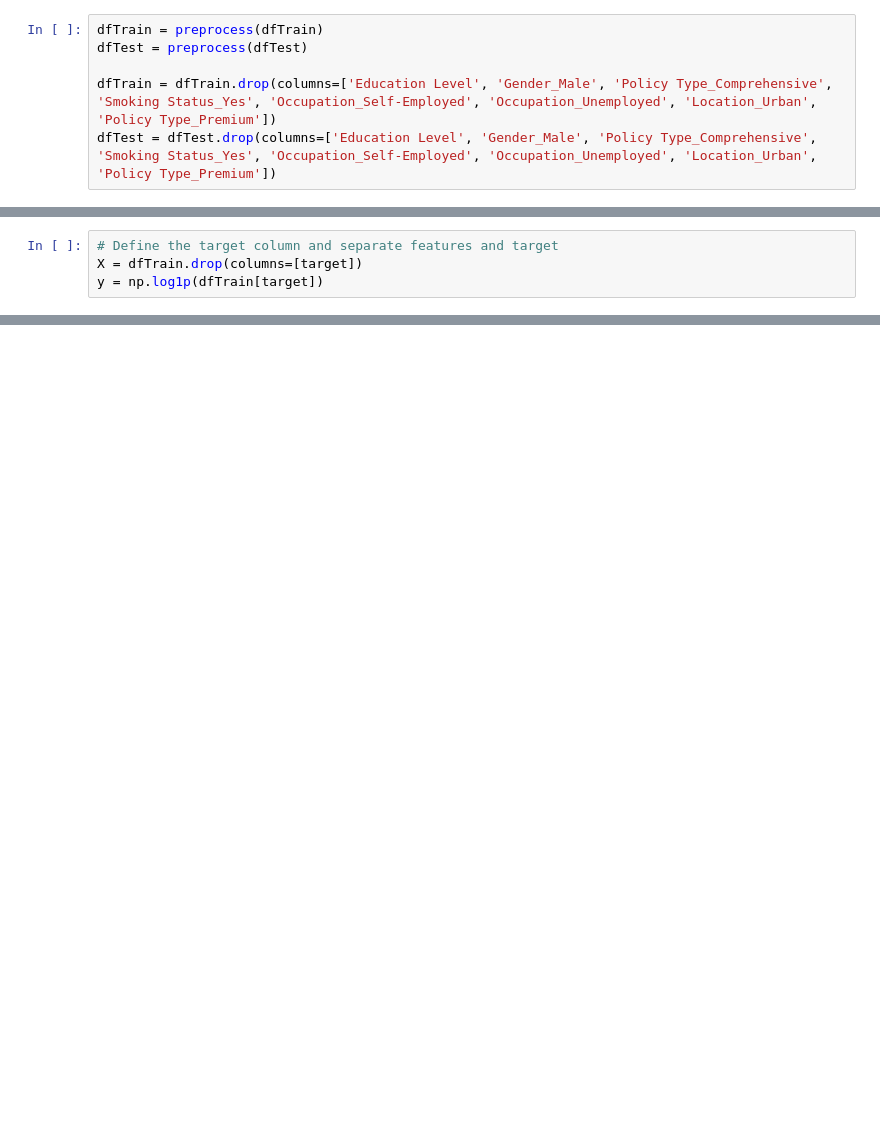
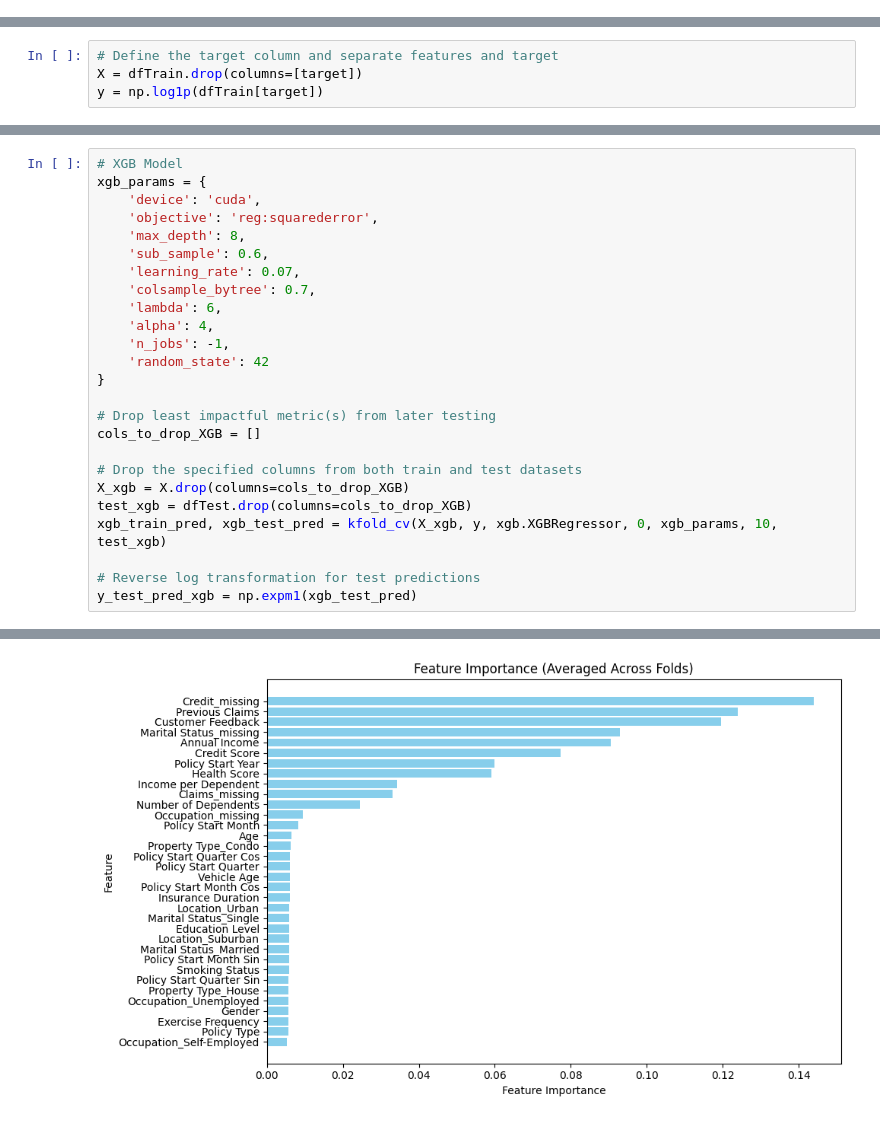
Before and after one commit to jhuang0420/Kaggle_Insurance_Premium, a Jupyter notebook: nb-insurance-premium.ipynb, the cells around one changed output, grey strips where cells are left out. Drawn from its saved outputs; the diff is of its cells as text; blank space fills up the shorter version.

Commit message:
Kaggle Notebook | NB Insurance Premium | Final Sumbission

```diff
--- a/nb-insurance-premium.ipynb
+++ b/nb-insurance-premium.ipynb
@@ -81,6 +59,0 @@ def rmsle(y_true, y_pred):
-# %%
-dfTrain = preprocess(dfTrain)
-dfTest = preprocess(dfTest)
-
-dfTrain = dfTrain.drop(columns=['Education Level', 'Gender_Male', 'Policy Type_Comprehensive', 'Smoking Status_Yes', 'Occupation_Self-Employed', 'Occupation_Unemployed', 'Location_Urban', 'Policy Type_Premium'])
-dfTest = dfTest.drop(columns=['Education Level', 'Gender_Male', 'Policy Type_Comprehensive', 'Smoking Status_Yes', 'Occupation_Self-Employed', 'Occupation_Unemployed', 'Location_Urban', 'Policy Type_Premium'])
@@ -219,0 +288,26 @@ done
+# %%
+# XGB Model
+xgb_params = {
+    'device': 'cuda',
+    'objective': 'reg:squarederror',
+    'max_depth': 8,
+    'sub_sample': 0.6,
+    'learning_rate': 0.07,
+    'colsample_bytree': 0.7,
+    'lambda': 6,
+    'alpha': 4,
+    'n_jobs': -1,
+    'random_state': 42
+}
+
+# Drop least impactful metric(s) from later testing
+cols_to_drop_XGB = []
+
+# Drop the specified columns from both train and test datasets
+X_xgb = X.drop(columns=cols_to_drop_XGB)
+test_xgb = dfTest.drop(columns=cols_to_drop_XGB)
+xgb_train_pred, xgb_test_pred = kfold_cv(X_xgb, y, xgb.XGBRegressor, 0, xgb_params, 10, test_xgb)
+
+# Reverse log transformation for test predictions
+y_test_pred_xgb = np.expm1(xgb_test_pred)
+# %% [output]
@@ -219,0 +331 @@ done
+[figure, added]
```
Also changed, not shown: parts of 22 cells of this notebook.
